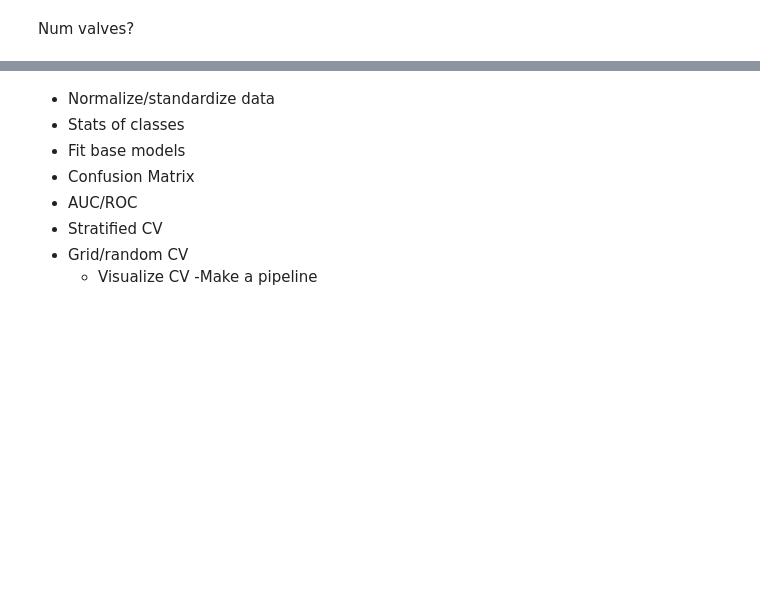
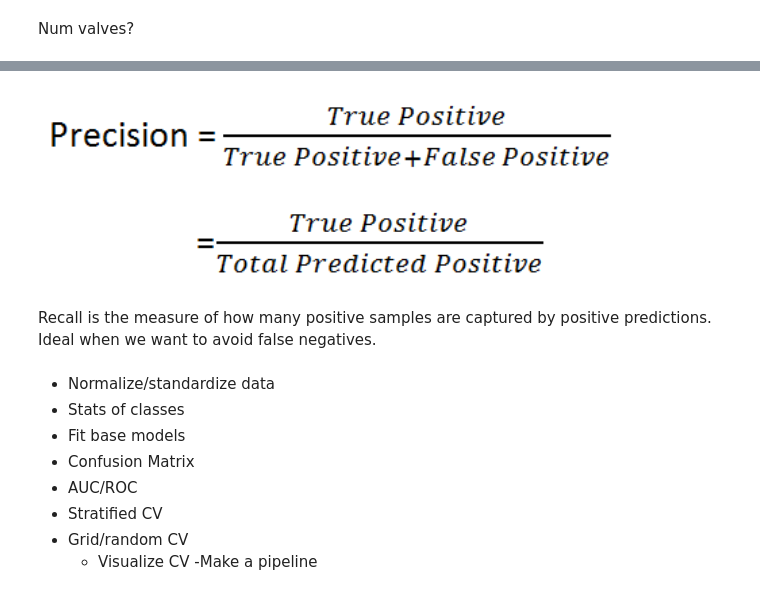
Before and after one commit to KishenSharma6/HeartDisease-Classification, a Jupyter notebook: Heart Disease - Classification.ipynb, the cells around one changed output, grey strips where cells are left out. Drawn from its saved outputs; the diff is of its cells as text; code cells hidden in the pictures; blank space fills up the shorter version.

```diff
--- a/Heart Disease - Classification.ipynb
+++ b/Heart Disease - Classification.ipynb
@@ -443,3 +457,9 @@ Num valves?
+# %%
+Image(filename= "Precision Equation.png", height=600, width =600)
+# %% [output]
+[figure, added]
+# %% [markdown]
+Recall is the measure of how many positive samples are captured by positive predictions. Ideal when we want to avoid false negatives.
 # %% [markdown]
 - Normalize/standardize data
 - Stats of classes
```
Also changed, not shown: parts of 25 cells of this notebook.
